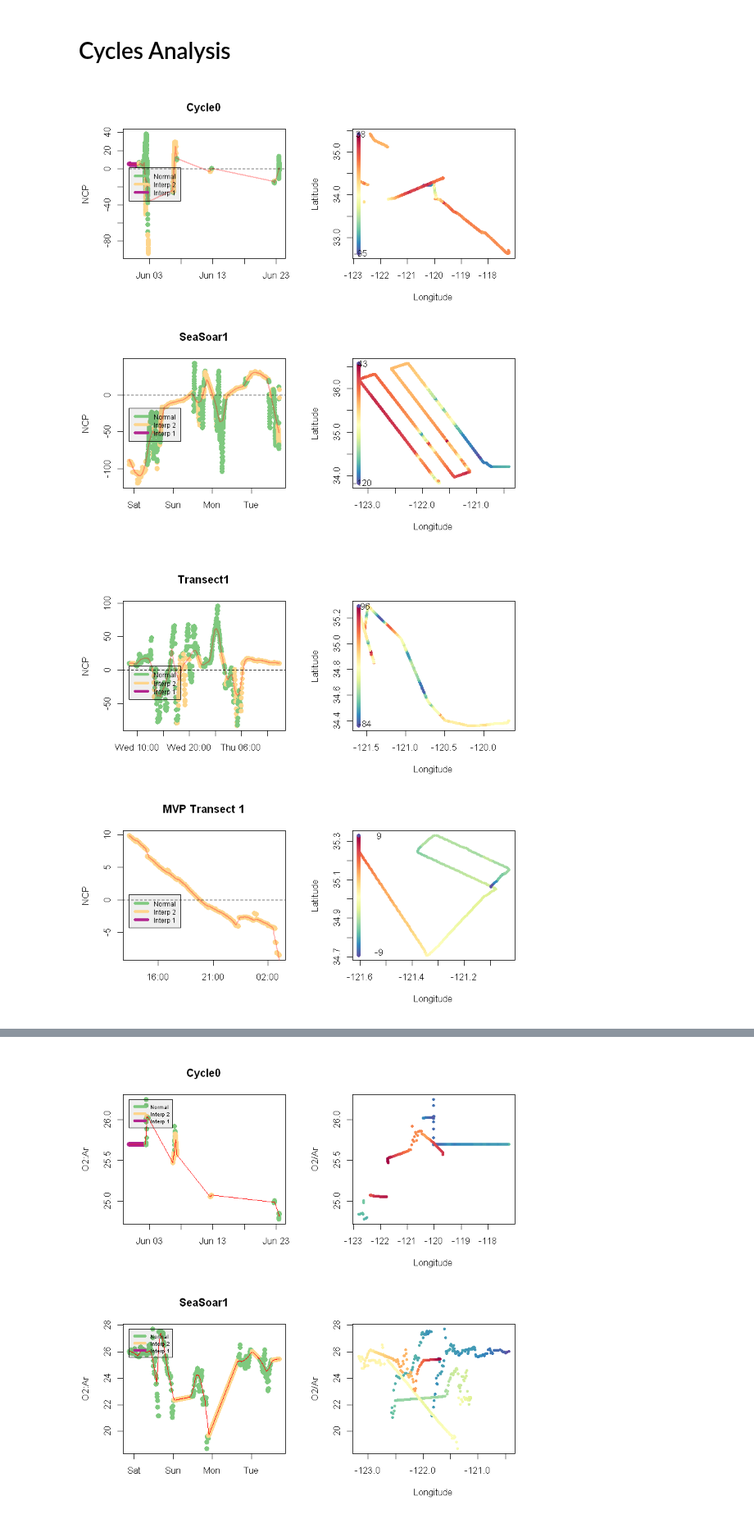
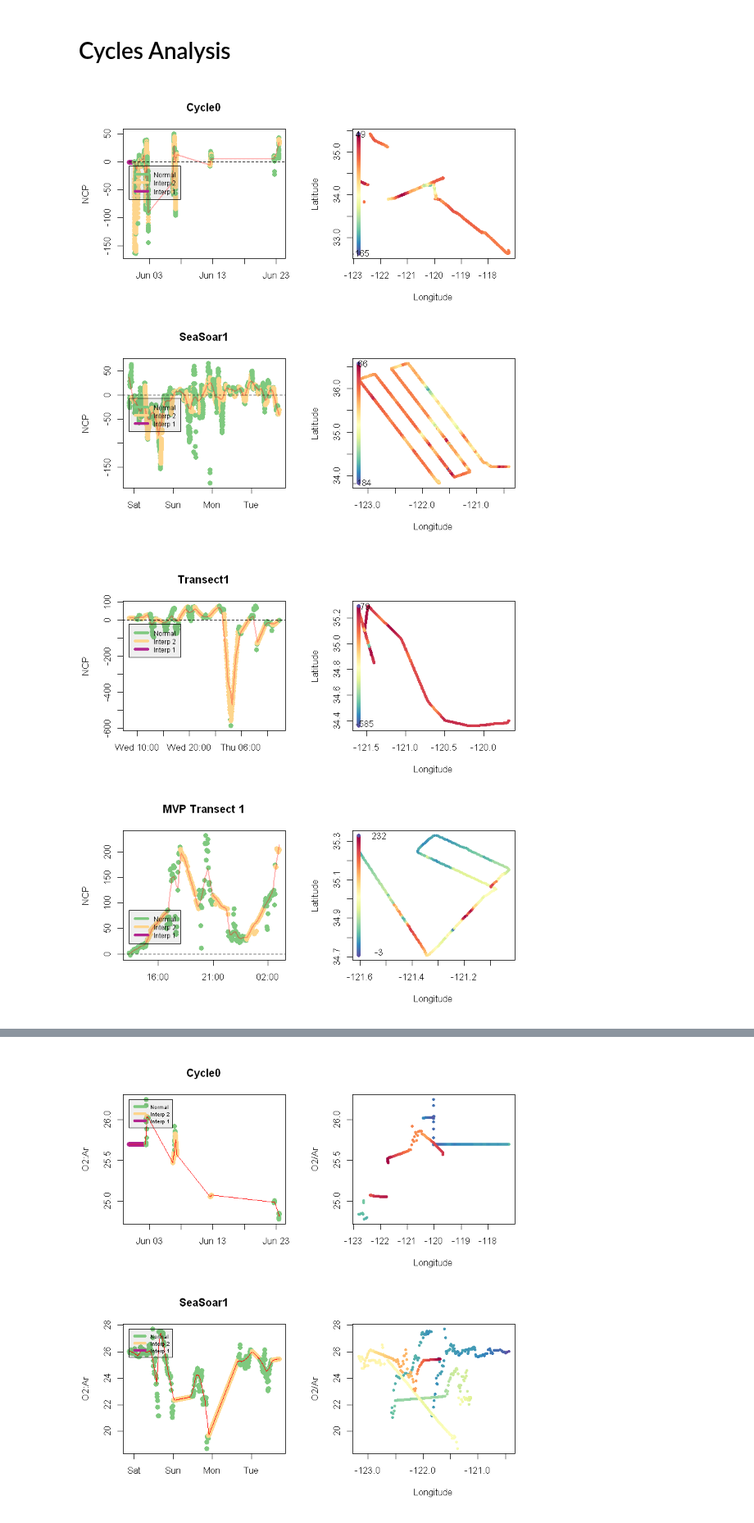
Before and after one commit to tbrycekelly/MIMS-TBK, a Jupyter notebook: NCP Model.ipynb, the cells around one changed output, grey strips where cells are left out. Shown at 82% size. Cells and saved outputs as stored; diff of their text form; code cells hidden in the pictures.

```diff
--- a/NCP Model.ipynb
+++ b/NCP Model.ipynb
@@ -141,13 +141,20 @@ summary(ship.data$k)
 # NCP in mmol O2 m-2 d-1; seawater density in kg m-3, O2sol in microL kg-1
 #ncp = (ship.data$O2.Ar/100) * (O2sol(ship.data$SA, ship.data$TT) / 1000) * ship.data$sw_dens0(salt, temp) * wpv;
 
-ship.data$NCP = 0
-ship.data$NCP = (ship.data$O2.Ar/ship.data$O2.Ar.cal - 1) *
+ship.data$NCP.EIMS = 0
+ship.data$NCP.EIMS = (ship.data$O2.Ar/ship.data$O2.Ar.cal - 1) *
     O2sol(ship.data$SA, ship.data$TT)/1000 * # mmol / kg
     rho(S = ship.data$SA, ship.data$TT) *
     ship.data$k
 
-ship.data = ship.data[!is.na(ship.data$NCP),]
+ship.data$NCP.MIMS = 0
+ship.data$NCP.MIMS = (ship.data$MIMS.O2.Ar/ship.data$MIMS.O2.Ar.cal - 1) *
+    O2sol(ship.data$SA, ship.data$TT)/1000 * # mmol / kg
+    rho(S = ship.data$SA, ship.data$TT) *
+    ship.data$k
+
+ship.data = ship.data[!is.na(ship.data$NCP.EIMS),]
+ship.data = ship.data[!is.na(ship.data$NCP.MIMS),]
 # %% [markdown]
 # Preliminary Review
 # %%
@@ -189,7 +201,7 @@ lines(c(min(ship.data$DT), max(ship.data$DT)), c(0, 0), lty=2)
 
 #This adds a column of color values
 # based on the y values
-ncp2 = ship.data$NCP
+ncp2 = ship.data$NCP.MIMS
 ncp2[ncp2 < -100] = -100
 ncp2[ncp2 > 100] = 100
 
@@ -218,38 +230,38 @@ ERROR: Error: zipping up workbook failed. Please make sure Rtools is installed o
 # %%
 #pdf('Output/NCP Cycles Preliminary.pdf')
 par(mfrow=c(2,2))
 
 for (i in unique(ship.data$Cycle)) {
     l = which(ship.data$Cycle == i)
 
     ## Set colors
-    col = make.div.pal(ship.data$NCP[l], 100)
+    col = make.div.pal(ship.data$NCP.MIMS[l], 100)
     flag.col = get.qual.pal(n = 4)
 
     ##########################
     ## Plot the Timesseries ##
     ##########################
-    plot(ship.data$DT[l], ship.data$NCP[l], main=i, pch=16, cex=1.2, lwd=2,
-         ylab='NCP', xlab='', col=flag.col[ship.data$FLAG.O2.Ar[l]])
+    plot(ship.data$DT[l], ship.data$NCP.MIMS[l], main=i, pch=16, cex=1.2, lwd=2,
+         ylab='NCP', xlab='', col=flag.col[ship.data$MIMS.FLAG.O2.Ar[l]])
 
     ## Add trendline and legend
-    mod = lowess(x = ship.data$DT[l], ship.data$NCP[l], f = 0.05)
+    mod = lowess(x = ship.data$DT[l], ship.data$NCP.MIMS[l], f = 0.05)
     lines(mod, col='#ff000050', lwd=2)
     lines(x=c(min(ship.data$DT), max(ship.data$DT)), y= c(0, 0), lty=2) # Zero line
-    legend(ship.data$DT[l[1]], mean(ship.data$NCP[l]), c('Normal', 'Interp 2', 'Interp 1'),
+    legend(ship.data$DT[l[1]], mean(ship.data$NCP.MIMS[l]), c('Normal', 'Interp 2', 'Interp 1'),
            col=flag.col[1:3], cex=0.7, lwd=4, bg='#00000010')
 
 
     #########################
     ## Plot Spatial Extent ##
     #########################
     plot(ship.data$LO[l], ship.data$LA[l], pch=20, col=col, ylab='Latitude', xlab='Longitude')
     points(x = rep(min(ship.data$LO[l]), 101), y = seq(min(ship.data$LA[l]), max(ship.data$LA[l]), length.out=101),
            col=get.div.pal(100), pch=16)
-    text(min(ship.data$LO[l])+0.08, max(ship.data$LA[l]), floor(max(ship.data$NCP[l])))
-    text(min(ship.data$LO[l])+0.08, min(ship.data$LA[l])+0.02, floor(min(ship.data$NCP[l])))
+    text(min(ship.data$LO[l])+0.08, max(ship.data$LA[l]), floor(max(ship.data$NCP.MIMS[l])))
+    text(min(ship.data$LO[l])+0.08, min(ship.data$LA[l])+0.02, floor(min(ship.data$NCP.MIMS[l])))
 }
 #dev.off()
 # %% [output]
-[figure, old version]
+[figure, new version]
-[figure, old version]
+[figure, new version]
```
Also changed, not shown: parts of 4 cells of this notebook.
